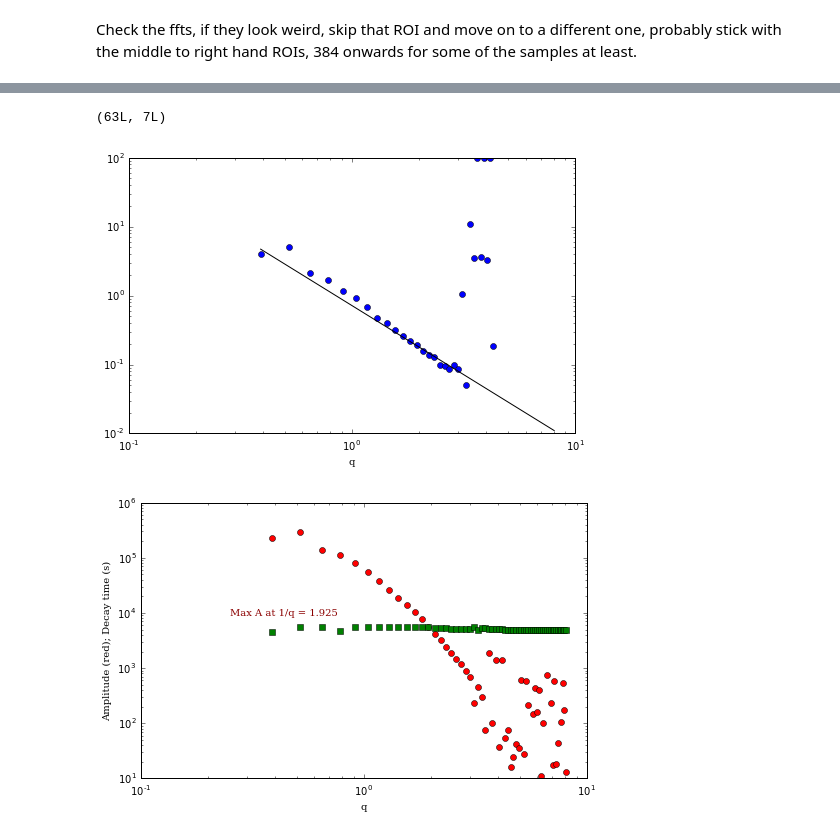
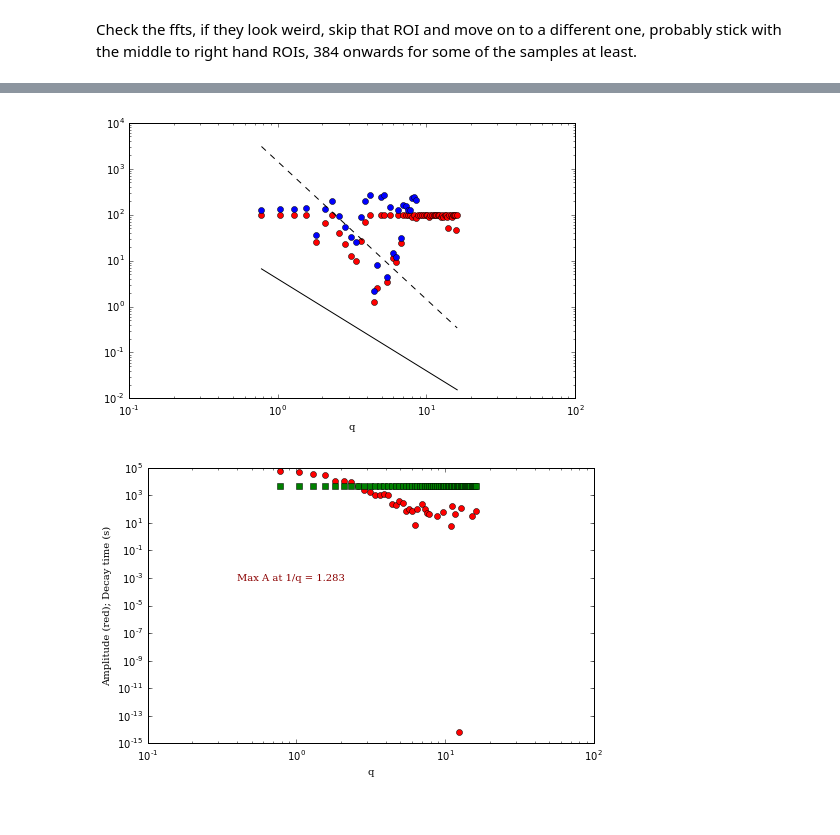
Before and after one commit to rmcgorty/Differential-Dynamic-Microscopy---Python, a Jupyter notebook: DDM analysis for DNA samples.ipynb, the cells around one changed output, grey strips where cells are left out. Drawn from its saved outputs; the diff is of its cells as text; code cells hidden in the pictures.

```diff
--- a/DDM analysis for DNA samples.ipynb
+++ b/DDM analysis for DNA samples.ipynb
@@ -43,19 +45,23 @@ imDimension = 128
 # different ROIs and the video number, change samNumber based upon the number of videos taken for the condition
 ROI = ['0', '128', '256', '384', '512', '640', '768', '896']
 samNumber = ['1','2','3','4','5','6','7','8']
-num = 3
+num = 0
+AvgROIs = np.empty(len(ROI))
 # %% [markdown]
 Check the ffts, if they look weird, skip that ROI and move on to a different one, probably stick with the middle to right hand ROIs, 384 onwards for some of the samples at least.
 # %%
 %matplotlib inline
 mpld3.enable_notebook()
 # Change the directory or data file and change the condition number so the average ROI list can be iterated over
-ss = 1 #changes the video
-c = 7 #changes the ROI
+ss = 0 #changes the video
+c = 0 #changes the ROI
 
-data_dir = "Z:\\Devynn_Summer2018\\Data\\2018-06-01_DNA\\AllVideos\\"
+data_dir = "Z:\\Devynn_Summer2018\\Data\\2018-07-11_DNA\\2018-07-11_videos\\Actin\\"
+#"Z:\\Devynn_Summer2018\\Data\\2018-06-07_DNA\\videos\\"
+#"D:\\videos\\"
+#"Z:\\Devynn_Summer2018\\Data\\2018-06-01_DNA\\AllVideos\\"
 
-data_file = Sample[num]+"_"+samNumber[ss]+"_MMStack_Pos0.ome_"+ROI[c]+"_BH_128x128_FFTDIFFS_dts_ravs.p"
+data_file = Sample[num]+"_"+samNumber[ss]+"_MMStack_Pos0.ome_"+ROI[c]+"_top_128x128_FFTDIFFS_dts_ravs.p"
 
 dat = pickle.load(open(data_dir + data_file,'r'))
 ravs = dat['ravs']
@@ -71,10 +75,10 @@ ffts = dat['ffts']
 %matplotlib inline
 mpld3.enable_notebook()
 
-q = np.arange(0,imDimension/2)*2*np.pi*(1./(imDimension*px*2))
+q = np.arange(0,imDimension/2)*2*np.pi*(1./(imDimension*px))
 times = dts/framerate
 q_index = 50
-backg = 4900
+backg = 4390
 #We try to use the function `returnReasonableParams` to find reasonable initial guesses for the fitting function
 
 pars,minp,maxp,lmin,lmax,fix = ddm.returnReasonableParams(d=ravs[:,q_index],bg=backg, double=False, fps=framerate)
@@ -98,15 +102,15 @@ def two_rounds_fitting(data, times):
     #Paramters:
     # Amplitude-0, TimeConst-1, Background-2, Alpha (strtching exp), (... same for second exp..))
 
-    minp[3]=0.9
-    maxp[3]=1.0
-    maxp[2]=5500
-    minp[2]=4500
-    pars[3]=1.0
+    minp[3]=0.4
+    maxp[3]=0.7
+    maxp[2]=7000
+    minp[2]=100
+    pars[3]=0.6
     maxp[1] = 100
     maxp[5] = 100
-    fix[2]=False
-    fix[3]=True
+    fix[3]=False
+    fix[2]=True
     minp[6] = 0.5
     maxp[6]=1.0
 
@@ -140,8 +144,9 @@ def two_rounds_fitting(data, times):
 
 plt.figure(figsize=(11,11)) #Create figure of size 15x15 (inches)
 
+q_index = 10
 #Loop over four different q-values to do the fit
-for i,q_index in enumerate([6,10,12,20]):
+for i,q_index in enumerate([5,10,15,20]):
     fitparamsB, theoryB, chi2B = two_rounds_fitting(ravs[:,q_index], times)
     ax = plt.subplot(2,2,i+1) #creating 4 subplots in a 2x2 grid
     ax.loglog(times,ravs[:,q_index],'ro',alpha=0.4)
@@ -157,4 +162,5 @@ for i,q_index in enumerate([6,10,12,20]):
             verticalalignment='center', transform=ax.transAxes)
     ax.set_xlabel("Time (s)", fontdict=font_plt_ax)
     ax.set_title("Fit for q-index of %i. So q = %.3f 1/$\mu$m" % (q_index, q[q_index]), fontdict=font_plt_ax)
+    #ax.set_ylim(2.5e3,4.5e3)
 # %% [output]
@@ -182,36 +188,32 @@ for i in range(1,len(tau)):
     amp2[i] = fitparams[i][4]
     tau2[i] = fitparams[i][5]
     alph2[i] = fitparams[i][6]
-# %%
-fitparams.shape
-# %% [output]
-(63L, 7L)
 # %%
 #Plot the decay time versus the wave vector
 fig = plt.figure(figsize=(8,8/1.618)); ax = fig.gca();
-#ax.loglog(q[3:-1], tau[2:-1], 'ro')
+ax.loglog(q[3:-1], tau[2:-1], 'ro')
 ax.loglog(q[3:-30], ddm.newt(tau[2:-30],alph[2:-30]),'bo')
 #ax.loglog(q[3:-30], ddm.newt(tau2[2:-30],alph2[2:-30]),'rv')
-diffusion_coeff = 1.4
+diffusion_coeff = 0.25
 ax.plot(q[3:-1], (1./diffusion_coeff) * 1./(q[3:-1]**2), '-k')
-adiffusion_coeff = 1.9
-#ax.plot(q[3:-1], (1./adiffusion_coeff) * 1./(q[3:-1]**2.5), '--k')
+adiffusion_coeff = 0.0007
+ax.plot(q[3:-1], (1./adiffusion_coeff) * 1./(q[3:-1]**3), '--k')
 ax.set_xlabel("q", fontdict=font_plt_ax)
 
 
 #Plot the amplitude versus the wave vector
 fig = plt.figure(figsize=(8,8/1.618)); ax = fig.gca();
 ax.loglog(q[3:-1], amp[2:-1], 'ro')
 #ax.loglog(q[3:-1], amp2[2:-1], 'rv')
 w = amp[2:-1].argmax() #argmax returns the index of the array that has the max value
 q_for_max_a = q[3:-1][w]
 ax.loglog(q[3:-1], bg[2:-1], 'gs') #Plot the background versus the wave vector
 ax.set_xlabel("q", fontdict=font_plt_ax)
 ax.set_ylabel("Amplitude (red); Decay time (s)", fontdict=font_plt_ax)
 ax.text(0.2,0.6,'Max A at 1/q = %.3f' % (1.0/q_for_max_a),
         fontdict=font_plt,horizontalalignment='left',
         verticalalignment='center', transform=ax.transAxes);
 # %% [output]
-[figure, old version]
+[figure, new version]
-[figure, old version]
+[figure, new version]
 # %%
```
Also changed, not shown: parts of 15 cells of this notebook, 1 other file.
